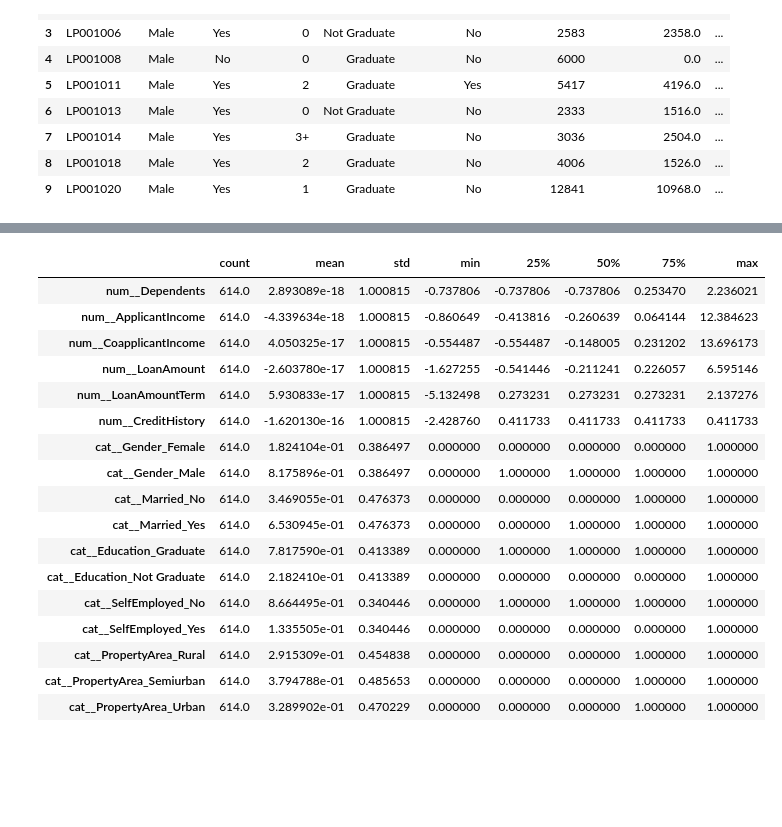
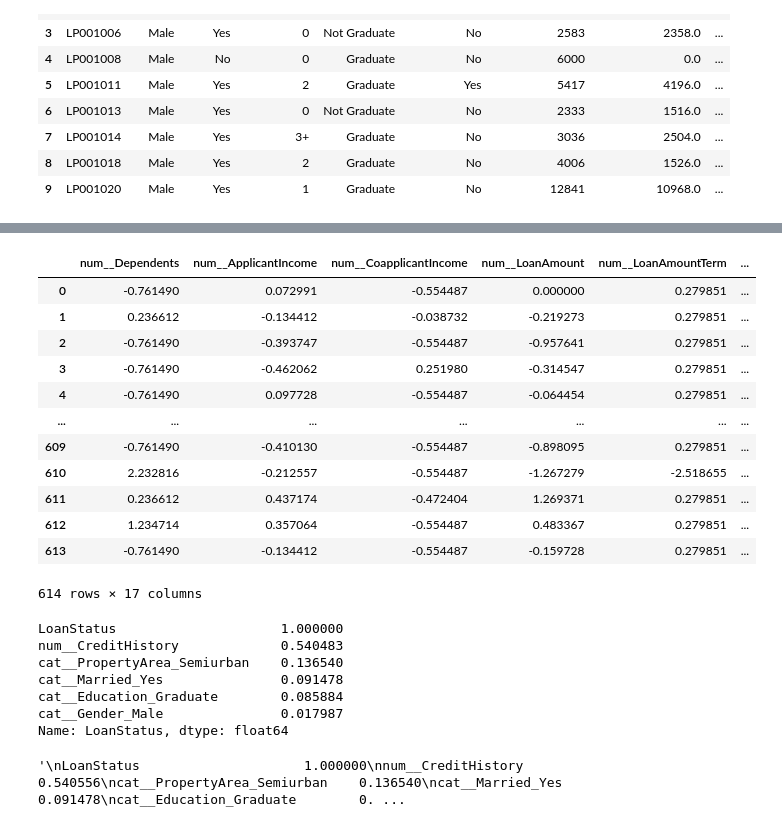
Before and after one commit to FarsanBaloo/Ensemble-Finance-Loan-Classification, a Jupyter notebook: main.ipynb, the cells around one changed output, grey strips where cells are left out. Saved outputs shown, nothing was run; the diff lists cells and outputs as text; code cells hidden in the pictures; blank space fills up the shorter version.

```diff
--- a/main.ipynb
+++ b/main.ipynb
@@ -12,9 +12,6 @@ from sklearn.tree import DecisionTreeClassifier
 from sklearn.linear_model import LogisticRegression
 from sklearn.metrics import confusion_matrix
 from sklearn.metrics import ConfusionMatrixDisplay
-# %%
-
-pd.set_option('display.max_columns', None)
 # %%
 trainset = pd.read_csv('./Dataset/LoanPrediction_TrainSet.csv')
 testset = pd.read_csv('./DataSet/LoanPrediction_TestSet.csv')
@@ -77,43 +91,64 @@ y_test = testset['LoanStatus'].map({'N':0, 'Y':1})
 # %%
 num_select = make_column_selector(dtype_include=np.number)
 cat_select = make_column_selector(dtype_include=object)
 
 num_pipeline = Pipeline(steps=[
-    ('imputer', SimpleImputer(strategy='median')),
+    ('imputer', SimpleImputer(strategy='mean')),
     ('scaler', StandardScaler())
 ])
 cat_pipeline = Pipeline(steps=[
     ('imputer', SimpleImputer(strategy='most_frequent')),
     ('onehot', OneHotEncoder(handle_unknown='ignore'))
 ])
 preprocess = ColumnTransformer(transformers=[
     ('num', num_pipeline, num_select),
     ('cat', cat_pipeline, cat_select)
 ])
 
 #investigate the preprocessed data
 preprocess.fit(X_train)
 X_train_processed = preprocess.transform(X_train)
 feature = preprocess.get_feature_names_out()
 X_train_proccessed = pd.DataFrame(X_train_processed, columns=feature)
 
-X_train_proccessed.describe().T
+X_train_proccessed
 # %% [output]
-|  | count | mean | std | min | 25% | 50% | 75% | max |
-| num__Dependents | 614.0 | 2.893089e-18 | 1.000815 | -0.737806 | -0.737806 | -0.737806 | 0.253470 | 2.236021 |
-| num__ApplicantIncome | 614.0 | -4.339634e-18 | 1.000815 | -0.860649 | -0.413816 | -0.260639 | 0.064144 | 12.384623 |
-| num__CoapplicantIncome | 614.0 | 4.050325e-17 | 1.000815 | -0.554487 | -0.554487 | -0.148005 | 0.231202 | 13.696173 |
-| num__LoanAmount | 614.0 | -2.603780e-17 | 1.000815 | -1.627255 | -0.541446 | -0.211241 | 0.226057 | 6.595146 |
-| num__LoanAmountTerm | 614.0 | 5.930833e-17 | 1.000815 | -5.132498 | 0.273231 | 0.273231 | 0.273231 | 2.137276 |
-| num__CreditHistory | 614.0 | -1.620130e-16 | 1.000815 | -2.428760 | 0.411733 | 0.411733 | 0.411733 | 0.411733 |
-| cat__Gender_Female | 614.0 | 1.824104e-01 | 0.386497 | 0.000000 | 0.000000 | 0.000000 | 0.000000 | 1.000000 |
-| cat__Gender_Male | 614.0 | 8.175896e-01 | 0.386497 | 0.000000 | 1.000000 | 1.000000 | 1.000000 | 1.000000 |
-| cat__Married_No | 614.0 | 3.469055e-01 | 0.476373 | 0.000000 | 0.000000 | 0.000000 | 1.000000 | 1.000000 |
-| cat__Married_Yes | 614.0 | 6.530945e-01 | 0.476373 | 0.000000 | 0.000000 | 1.000000 | 1.000000 | 1.000000 |
-| cat__Education_Graduate | 614.0 | 7.817590e-01 | 0.413389 | 0.000000 | 1.000000 | 1.000000 | 1.000000 | 1.000000 |
-| cat__Education_Not Graduate | 614.0 | 2.182410e-01 | 0.413389 | 0.000000 | 0.000000 | 0.000000 | 0.000000 | 1.000000 |
-| cat__SelfEmployed_No | 614.0 | 8.664495e-01 | 0.340446 | 0.000000 | 1.000000 | 1.000000 | 1.000000 | 1.000000 |
-| cat__SelfEmployed_Yes | 614.0 | 1.335505e-01 | 0.340446 | 0.000000 | 0.000000 | 0.000000 | 0.000000 | 1.000000 |
-| cat__PropertyArea_Rural | 614.0 | 2.915309e-01 | 0.454838 | 0.000000 | 0.000000 | 0.000000 | 1.000000 | 1.000000 |
-| cat__PropertyArea_Semiurban | 614.0 | 3.794788e-01 | 0.485653 | 0.000000 | 0.000000 | 0.000000 | 1.000000 | 1.000000 |
-| cat__PropertyArea_Urban | 614.0 | 3.289902e-01 | 0.470229 | 0.000000 | 0.000000 | 0.000000 | 1.000000 | 1.000000 |
+|  | num__Dependents | num__ApplicantIncome | num__CoapplicantIncome | num__LoanAmount | num__LoanAmountTerm | ... |
+| 0 | -0.761490 | 0.072991 | -0.554487 | 0.000000 | 0.279851 | ... |
+| 1 | 0.236612 | -0.134412 | -0.038732 | -0.219273 | 0.279851 | ... |
+| 2 | -0.761490 | -0.393747 | -0.554487 | -0.957641 | 0.279851 | ... |
+| 3 | -0.761490 | -0.462062 | 0.251980 | -0.314547 | 0.279851 | ... |
+| 4 | -0.761490 | 0.097728 | -0.554487 | -0.064454 | 0.279851 | ... |
+| ... | ... | ... | ... | ... | ... | ... |
+| 609 | -0.761490 | -0.410130 | -0.554487 | -0.898095 | 0.279851 | ... |
+| 610 | 2.232816 | -0.212557 | -0.554487 | -1.267279 | -2.518655 | ... |
+| 611 | 0.236612 | 0.437174 | -0.472404 | 1.269371 | 0.279851 | ... |
+| 612 | 1.234714 | 0.357064 | -0.554487 | 0.483367 | 0.279851 | ... |
+| 613 | -0.761490 | -0.134412 | -0.554487 | -0.159728 | 0.279851 | ... |
+614 rows × 17 columns
+# %%
+#List top 5 (five) highly correlated variables with the target variable ‘LoanStatus’.
+X_train_proccessed['LoanStatus'] = y_train.values
+topcorr = X_train_proccessed.corr()['LoanStatus'].sort_values(ascending=False).head(6)
+topcorr.to_excel('Top5_correlated_features.xlsx', index=True)
+topcorr
+# %% [output]
+LoanStatus                     1.000000
+num__CreditHistory             0.540483
+cat__PropertyArea_Semiurban    0.136540
+cat__Married_Yes               0.091478
+cat__Education_Graduate        0.085884
+cat__Gender_Male               0.017987
+Name: LoanStatus, dtype: float64
+# %%
+    """
+LoanStatus                     1.000000
+num__CreditHistory             0.540556
+cat__PropertyArea_Semiurban    0.136540
+cat__Married_Yes               0.091478
+cat__Education_Graduate        0.085884
+cat__Dependents_2              0.062384
+Name: LoanStatus, dtype: float64
+    """
+# %% [output]
+'\nLoanStatus                     1.000000\nnum__CreditHistory             0.540556\ncat__PropertyArea_Semiurban    0.136540\ncat__Married_Yes               0.091478\ncat__Education_Graduate        0. ...
```
Also changed, not shown: parts of 9 cells of this notebook, 2 other files.
